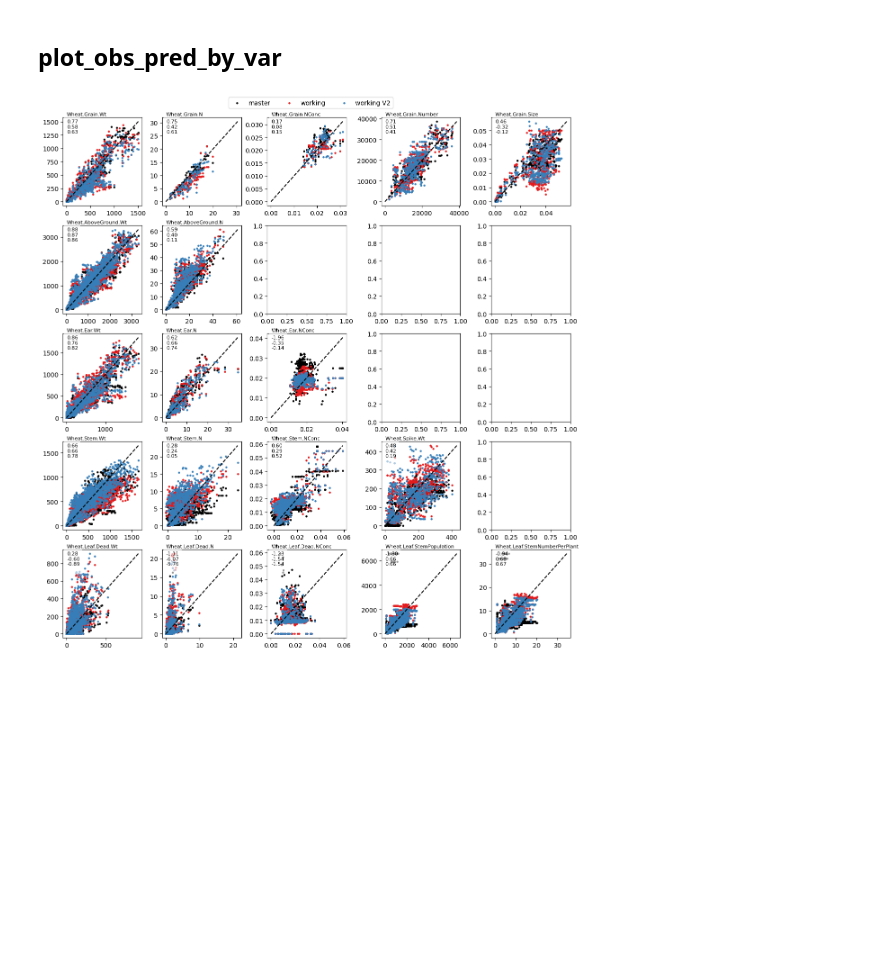
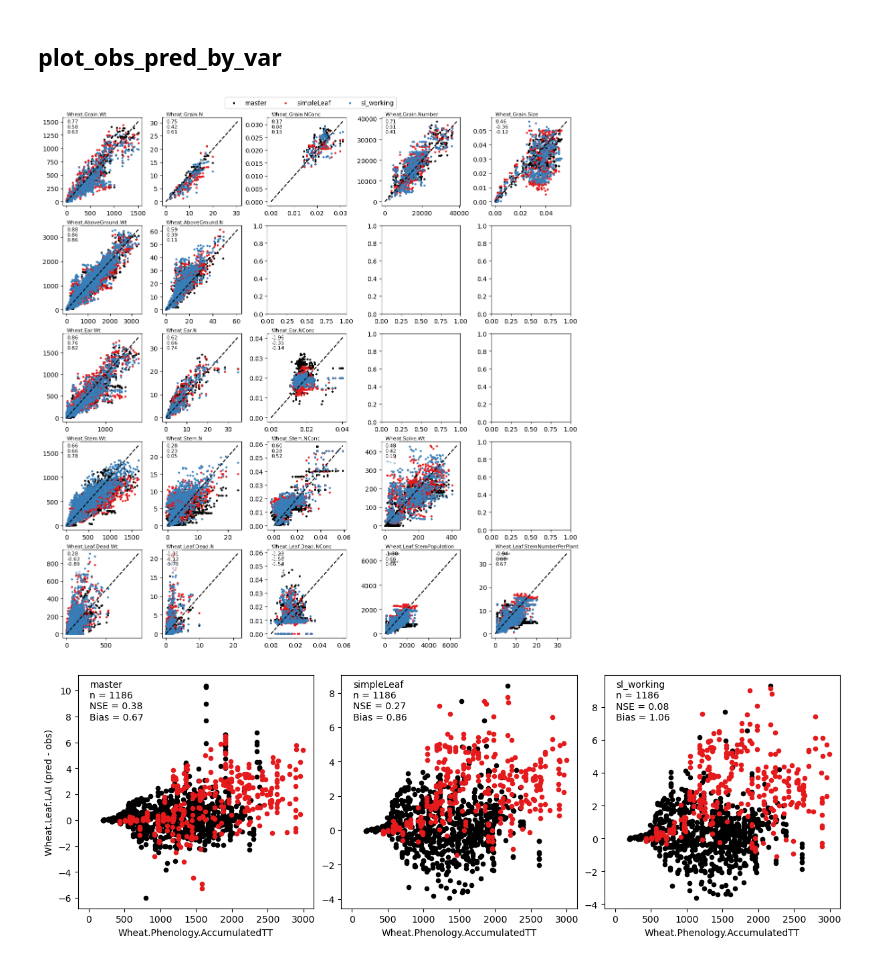
Before and after one commit to HamishBrownPFR/APSIMTools, a Jupyter notebook: Wheat Analysis/TestWheatObsPred.ipynb, the cells around one changed output. Cells and saved outputs as stored; diff of their text form; code cells hidden in the pictures; blank space fills up the shorter version.

Commit message:
Residues graphs added

```diff
--- a/Wheat Analysis/TestWheatObsPred.ipynb
+++ b/Wheat Analysis/TestWheatObsPred.ipynb
@@ -292,9 +292,9 @@ SIM_FILES = [
 all_branches = ["master", "working", "working V2"]
 
 CONFIG = {
-    "git_branches":  { "master": "UoM_Wheat", "working": "WheatWinterCereal", "working V2": "WheatHamish"},
+    "git_branches":  { "master": "UoM_Wheat", "simpleLeaf": "WheatWinterCereal", "sl_working": "WheatHamish"},
     #"run_branches": all_branches,
-    "run_branches": ["working V2"],
+    "run_branches": ["master", "simpleLeaf", "sl_working"],
     "sim_files": SIM_FILES,
     "repo_path": Path(r"C:\GitHubRepos\ApsimX"),
     "apsim_exe": r"C:\GitHubRepos\ApsimX\bin\Release\net8.0\Models.exe",
@@ -1471,7 +1471,7 @@ def build_style_maps(index):
 # %% [markdown]
 ## get_obs_Pred_pair
 # %%
-def get_obs_pred_pair(plot_branch, var, mode = '', demark_by = 'branch', filter_dict = None):
+def get_obs_pred_pair(plot_branch, var, mode = '', demark_by = 'branch', filter_dict = None, additional_indices = []):
     index_vars = ['branch',
                   'Simulation.Name']
 
@@ -1485,18 +1485,20 @@ def get_obs_pred_pair(plot_branch, var, mode = '', demark_by = 'branch', filter_
         index_vars.append('Wheat.Phenology.CurrentStageName')
         group_vars = ['Simulation.Name']
         master_obs = data.harvest_obs[index_vars + [var]]
-        branch_pred = data.harvest_pred.loc[data.harvest_pred.branch == plot_branch, index_vars+[var]]
+        branch_pred = data.harvest_pred.loc[data.harvest_pred.branch == plot_branch,
+                                            index_vars + additional_indices + [var]]
     else:
         index_vars.append('Clock.Today')
         group_vars = ['Simulation.Name','Clock.Today']
         master_obs = data.obs[index_vars + [var]]
-        branch_pred = data.pred.loc[data.pred.branch == plot_branch, index_vars + [var]]
+        branch_pred = data.pred.loc[data.pred.branch == plot_branch,
+                                    index_vars + additional_indices + [var]]
 
     agg_dict = {
-        col: 'first'
-        for col in index_vars
-        if col not in group_vars
-    }
+                col: 'first'
+                for col in index_vars
+                if col not in group_vars
+                }
     agg_dict[var] = 'mean'
 
     if filter_dict:
@@ -1510,6 +1512,10 @@ def get_obs_pred_pair(plot_branch, var, mode = '', demark_by = 'branch', filter_
         Mask = filter_dict["filter_fn"](branch_pred)
         branch_pred = branch_pred.loc[Mask, :]
 
+    if additional_indices:
+        for ai in additional_indices:
+            agg_dict[ai] = 'mean'
+
     branch_pred_means = branch_pred.groupby(group_vars, as_index=False).agg(agg_dict).dropna(subset=[var])
     branch_pred_means.set_index(group_vars,inplace=True)
 
@@ -1520,21 +1526,24 @@ def get_obs_pred_pair(plot_branch, var, mode = '', demark_by = 'branch', filter_
 # %% [markdown]
 ## plot_branch_obs_pred
 # %%
-def plot_branch_obs_pred(var, obs_pred_pair, ax = None, demark_by='branch'):
+def plot_branch_obs_pred(obs_pred_pair, x = 'obs', y = 'pred', ax = None, demark_by='branch'):
     if ax is None:
         fig, ax = plt.subplots()
 
     if demark_by:
-        #demarkers = obs_pred_pair[demark_by].drop_duplicates().to_list()
         demarkers = sorted(obs_pred_pair[demark_by].dropna().unique())
         colors, markers = build_style_maps(demarkers)
     groups = markers.keys()
+
+    if ((x == 'res') or (y == 'res')):
+        obs_pred_pair['res'] = obs_pred_pair['pred'] -  obs_pred_pair['obs']
+
     for g in groups:
         groupData = obs_pred_pair.loc[obs_pred_pair[demark_by] == g, :]
         marker = markers[g]
         color_seq = groupData[demark_by].map(colors)
-        ax.scatter(groupData['obs'],
-           groupData['pred'],
+        ax.scatter(groupData[x],
+           groupData[y],
            s=20,
            c=colors[g],
            marker=marker,
@@ -1722,4 +1731,4 @@ harvest_vars = [
 # %%
 plot_obs_pred_by_var(harvest_vars)
 # %% [output]
-[figure, old version]
+[figure, new version]
@@ -1725,0 +1785,7 @@ plot_obs_pred_by_var(harvest_vars)
+# %%
+var = 'Wheat.Leaf.LAI'
+demark_by = 'DevelopmentType'
+x_var = 'Wheat.Phenology.AccumulatedTT'
+plot_res_by_branch(var=var, x_var=x_var, demark_by=demark_by)
+# %% [output]
+[figure, added]
```
Also changed, not shown: parts of 9 cells of this notebook, 2 other files.
